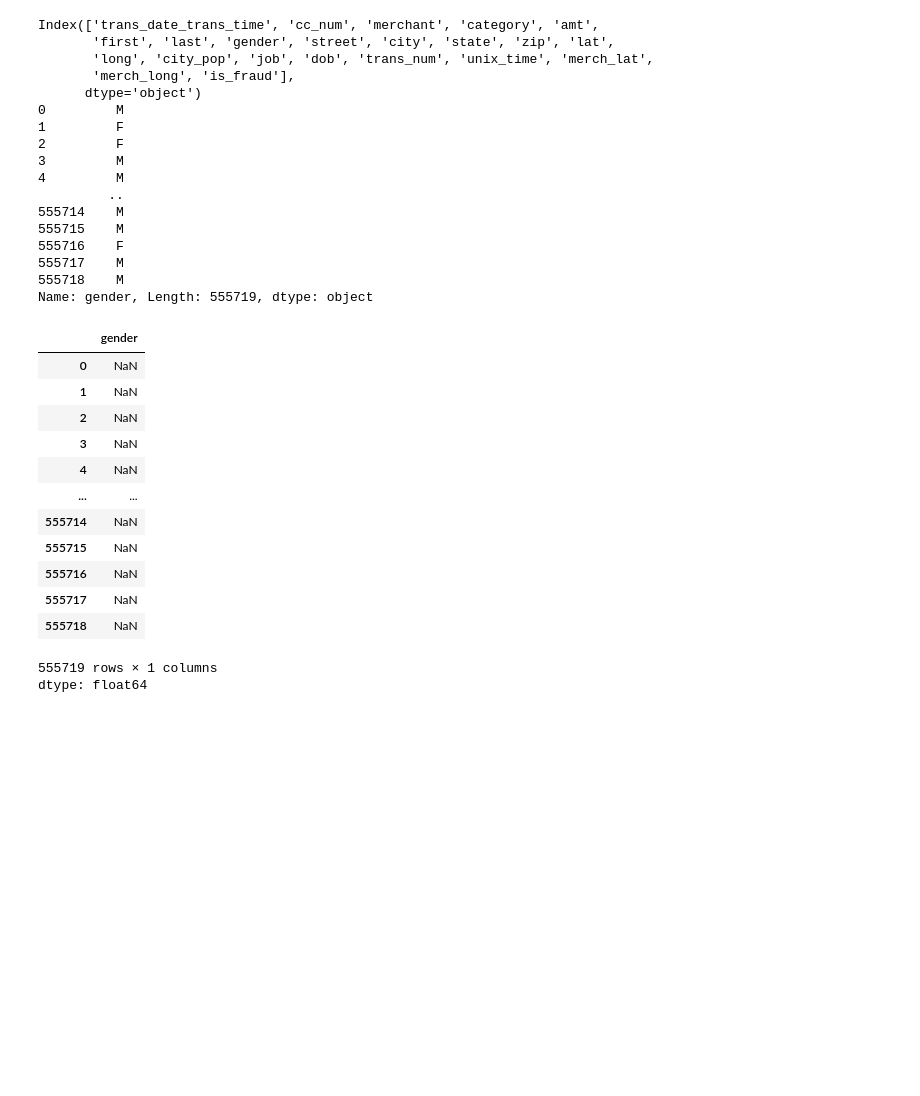
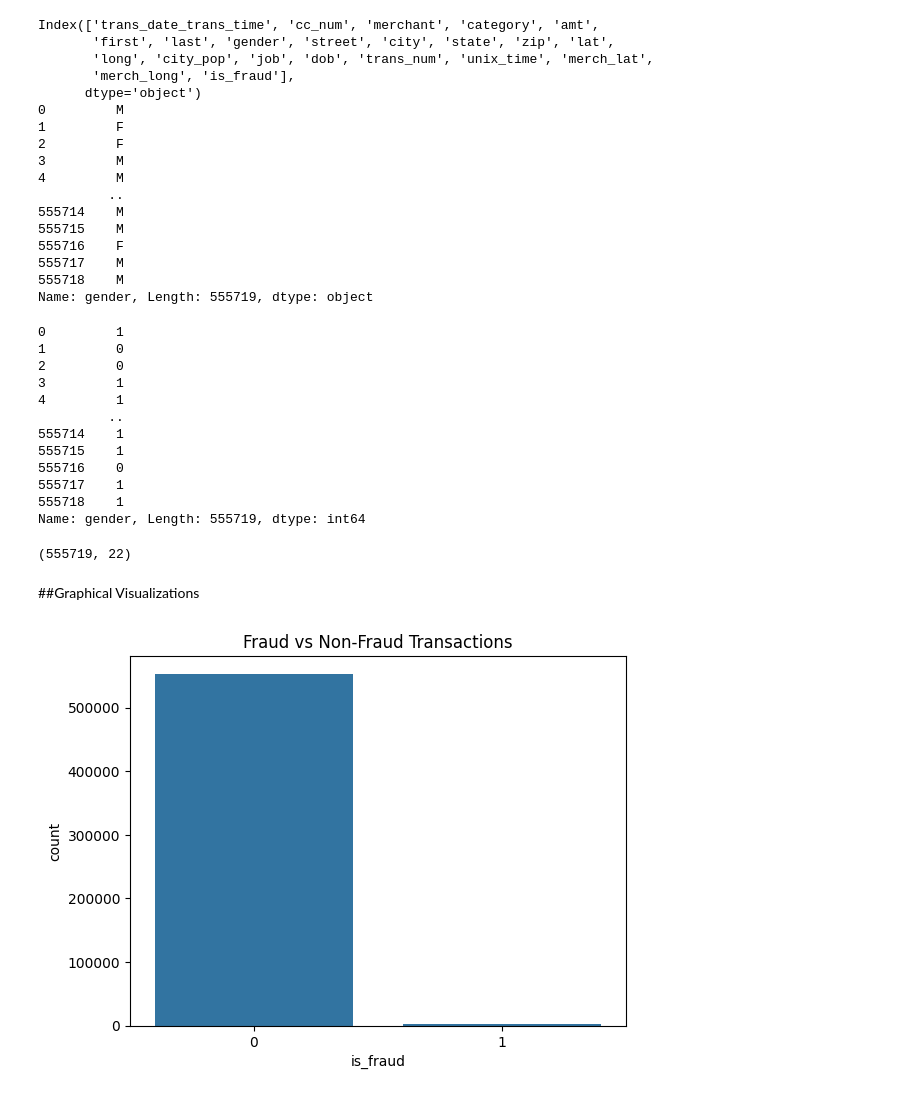
Before and after one commit to Nahom32/Regularization-Assignment, a Jupyter notebook: injecting_noise.ipynb, the cells around one changed output. Saved outputs shown, nothing was run; the diff lists cells and outputs as text; code cells hidden in the pictures; blank space fills up the shorter version.

Commit message:
added some graphs

```diff
--- a/injecting_noise.ipynb
+++ b/injecting_noise.ipynb
@@ -55,19 +55,39 @@ Index(['trans_date_trans_time', 'cc_num', 'merchant', 'category', 'amt',
 Name: gender, Length: 555719, dtype: object
 # %%
 data['gender'] = data['gender'].map({"M":1, "F":0})
-data['gender']
+print(data['gender'])
 # %% [output]
-|  | gender |
-| 0 | NaN |
-| 1 | NaN |
-| 2 | NaN |
-| 3 | NaN |
-| 4 | NaN |
-| ... | ... |
-| 555714 | NaN |
-| 555715 | NaN |
-| 555716 | NaN |
-| 555717 | NaN |
-| 555718 | NaN |
-555719 rows × 1 columns
-dtype: float64
+0         1
+1         0
+2         0
+3         1
+4         1
+         ..
+555714    1
+555715    1
+555716    0
+555717    1
+555718    1
+Name: gender, Length: 555719, dtype: int64
+# %%
+def clean_dataset(data_frame):
+  """
+    This function is expected to clean the data frame so that
+    it has complete rows and no duplicates.
+  """
+  data_frame = data_frame.dropna()
+  data_frame = data_frame.drop_duplicates()
+  return data_frame
+# %%
+data = clean_dataset(data)
+data.shape
+# %% [output]
+(555719, 22)
+# %% [markdown]
+##Graphical Visualizations
+# %%
+sns.countplot(x='is_fraud', data=data)
+plt.title('Fraud vs Non-Fraud Transactions')
+plt.show()
+# %% [output]
+[figure, added]
```
Also changed, not shown: parts of 1 cell of this notebook.
